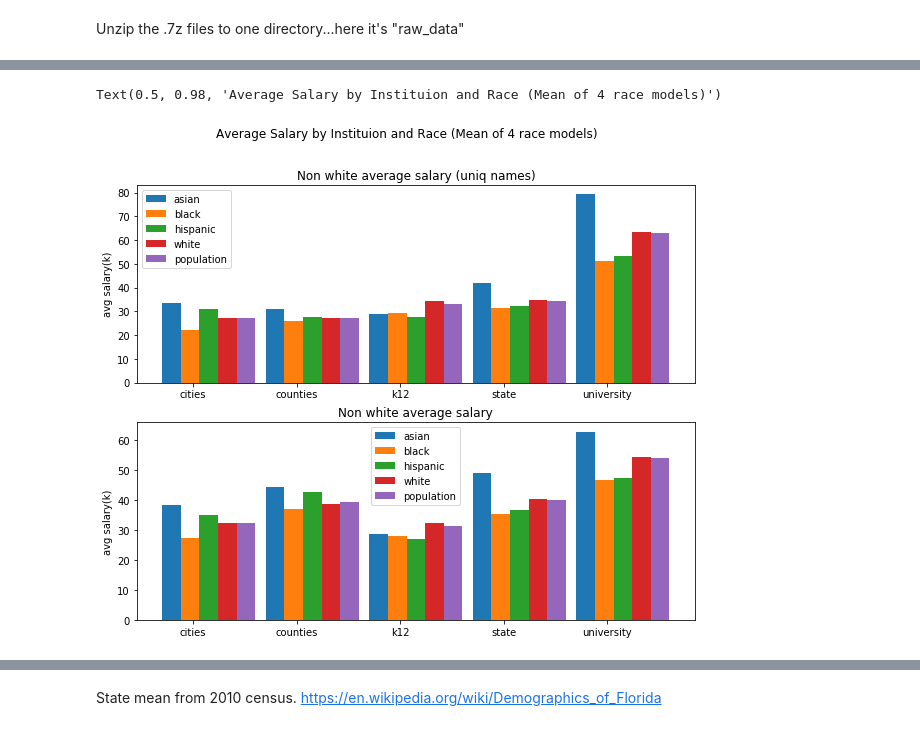
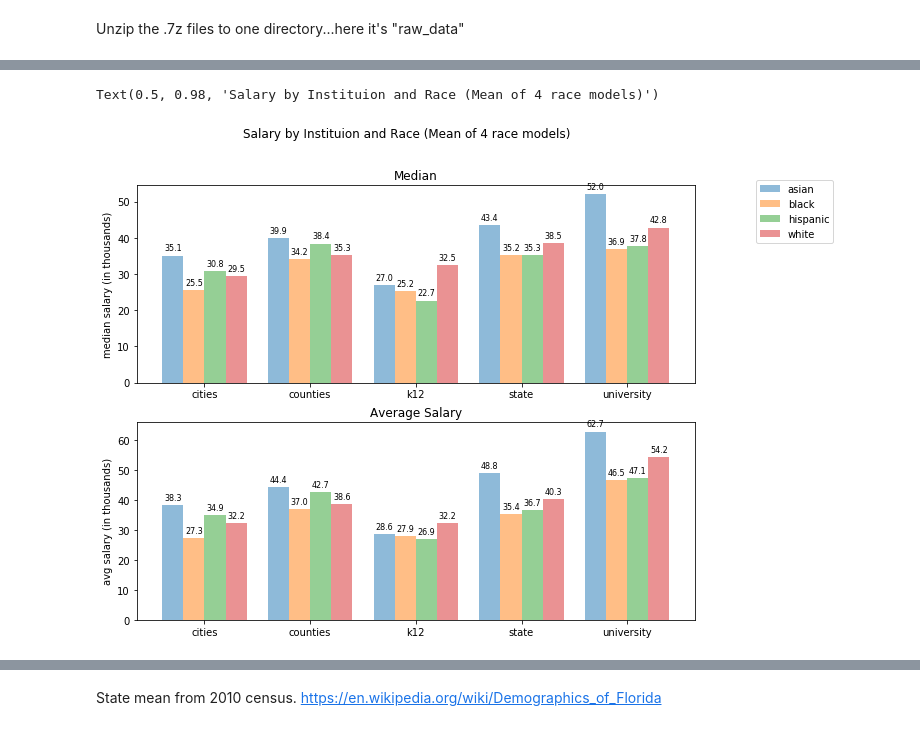
Before and after one commit to soodoku/public_employee_diversity, a Jupyter notebook: notebook/race_impute2.ipynb, the cells around one changed output, grey strips where cells are left out. Cells and saved outputs as stored; diff of their text form; code cells hidden in the pictures.

Commit message:
edits from plot talks

```diff
--- a/notebook/race_impute2.ipynb
+++ b/notebook/race_impute2.ipynb
@@ -248,22 +313,18 @@ Text(0.5, 0.98, 'Race Composition by Instituion (Mean of 4 race models)')
 # %%
 
 df_all['total_salary'] = df_all.n_observations * df_all.salary_avg
-df_all['total_salary_uniq'] = df_all.n_uniq_observations * df_all.uniq_salary_avg
 
 df_all_pay_gb = df_all.groupby(['gov', 'race']).sum()[['total_salary',
-                          'n_observations', 'n_uniq_observations', 'total_salary_uniq']].reset_index()
+                          'n_observations']].reset_index()
 
 df_all_pay_gb['avg_salary'] = df_all_pay_gb['total_salary']/df_all_pay_gb['n_observations']
-df_all_pay_gb['avg_salary_uniq'] = df_all_pay_gb['total_salary_uniq']/df_all_pay_gb['n_uniq_observations']
 
-asian = df_all_pay_gb.loc[df_all_pay_gb.race=='asian'].sort_values(by='gov')
-hispanic = df_all_pay_gb.loc[df_all_pay_gb.race=='hispanic'].sort_values(by='gov')
-black = df_all_pay_gb.loc[df_all_pay_gb.race=='black'].sort_values(by='gov')
-white = df_all_pay_gb.loc[df_all_pay_gb.race=='white'].sort_values(by='gov')
-population = df_all_pay_gb.loc[df_all_pay_gb.race=='all'].sort_values(by='gov')
+df_all_pay_gb_median = df_all.groupby(['gov', 'race']).mean()[['salary_median']].reset_index()
 
-x = np.arange(5)
-width = 0.35
-margin = 0.05
-width = (1.-2.*margin)/5
+asian_pay = df_all_pay_gb.loc[df_all_pay_gb.race=='asian'].sort_values(by='gov')
+hispanic_pay = df_all_pay_gb.loc[df_all_pay_gb.race=='hispanic'].sort_values(by='gov')
+black_pay = df_all_pay_gb.loc[df_all_pay_gb.race=='black'].sort_values(by='gov')
+white_pay = df_all_pay_gb.loc[df_all_pay_gb.race=='white'].sort_values(by='gov')
+
+df_all_pay_gb_median.head()
 # %% [output]
@@ -279,35 +339,57 @@ See the caveats in the documentation: http://pandas.pydata.org/pandas-docs/stabl
 # %%
+def autolabel(rects, axis):
+    """Attach a text label above each bar in *rects*, displaying its height."""
+    for rect in rects:
+        height = rect.get_height()
+        ax[axis].annotate('{}'.format(round(height,1)),
+                    xy=(rect.get_x() + rect.get_width() / 2, height),
+                    xytext=(0, 3),  # 3 points vertical offset
+                    textcoords="offset points",
+                    ha='center', va='bottom', fontsize=8)
 
 # Race Pay
 ##############################################################
 plt.close('all')
 fig, ax = plt.subplots(2, 1, figsize=(10, 8))
-ax[0].bar(x - 7*width/6, asian.avg_salary_uniq, width, label='asian')
-ax[0].bar(x - 1*width/6, black.avg_salary_uniq, width, label='black')
-ax[0].bar(x + 5*width/6, hispanic.avg_salary_uniq, width, label='hispanic')
-ax[0].bar(x + 11*width/6, white.avg_salary_uniq, width, label='white')
-ax[0].bar(x + 17*width/6, population.avg_salary_uniq, width, label='population')
-ax[0].set_ylabel('avg salary(k)')
-ax[0].set_title('Non white average salary (uniq names)')
+rect_asian = ax[0].bar(x - .3, df_all_pay_gb_median.loc[df_all_pay_gb.race=='asian', 'salary_median'],
+          width, label='asian', alpha=.5)
+rect_black = ax[0].bar(x - .1, df_all_pay_gb_median.loc[df_all_pay_gb.race=='black', 'salary_median'],
+          width, label='black', alpha=.5)
+rect_hispanic = ax[0].bar(x + .1, df_all_pay_gb_median.loc[df_all_pay_gb.race=='hispanic', 'salary_median'],
+          width, label='hispanic', alpha=.5)
+rect_white = ax[0].bar(x + .3, df_all_pay_gb_median.loc[df_all_pay_gb.race=='white', 'salary_median'],
+          width, label='white', alpha=.5)
+ax[0].set_ylabel('median salary (in thousands)')
+ax[0].set_title('Median')
 ax[0].set_xticks(x)
 ax[0].set_xticklabels(asian.gov)
-ax[0].legend()
+ax[0].legend(bbox_to_anchor=(1.1, 1.05))
 
-ax[1].bar(x - 7*width/6, asian.avg_salary, width, label='asian')
-ax[1].bar(x - 1*width/6, black.avg_salary, width, label='black')
-ax[1].bar(x + 5*width/6, hispanic.avg_salary, width, label='hispanic')
-ax[1].bar(x + 11*width/6, white.avg_salary, width, label='white')
-ax[1].bar(x + 17*width/6, population.avg_salary, width, label='population')
-ax[1].set_ylabel('avg salary(k)')
-ax[1].set_title('Non white average salary')
+autolabel(rect_asian,0)
+autolabel(rect_black,0)
+autolabel(rect_hispanic,0)
+autolabel(rect_white,0)
+
+rect_asian = ax[1].bar(x - .3, asian_pay.avg_salary, width, label='asian', alpha=.5)
+rect_black = ax[1].bar(x - .1, black_pay.avg_salary, width, label='black', alpha=.5)
+rect_hispanic = ax[1].bar(x + .1, hispanic_pay.avg_salary, width, label='hispanic', alpha=.5)
+rect_white = ax[1].bar(x + .3, white_pay.avg_salary, width, label='white', alpha=.5)
+ax[1].set_ylabel('avg salary (in thousands)')
+ax[1].set_title('Average Salary')
 ax[1].set_xticks(x)
 ax[1].set_xticklabels(asian.gov)
-ax[1].legend()
-plt.suptitle('Average Salary by Instituion and Race (Mean of 4 race models)')
+ax[0].legend(bbox_to_anchor=(1.1, 1.05))
+
+autolabel(rect_asian,1)
+autolabel(rect_black,1)
+autolabel(rect_hispanic,1)
+autolabel(rect_white,1)
+
+plt.suptitle('Salary by Instituion and Race (Mean of 4 race models)')
 ##############################################################
 # %% [output]
-Text(0.5, 0.98, 'Average Salary by Instituion and Race (Mean of 4 race models)')
+Text(0.5, 0.98, 'Salary by Instituion and Race (Mean of 4 race models)')
-[figure, old version]
+[figure, new version]
 # %%
 df_years = df_description.loc[df_description.year_period_start == df_description.year_period_end]
 df_year_gb = df_years.groupby(['year_period_start', 'gov', 'race']).mean()[['race_composition',
```
Also changed, not shown: parts of 29 cells of this notebook.
